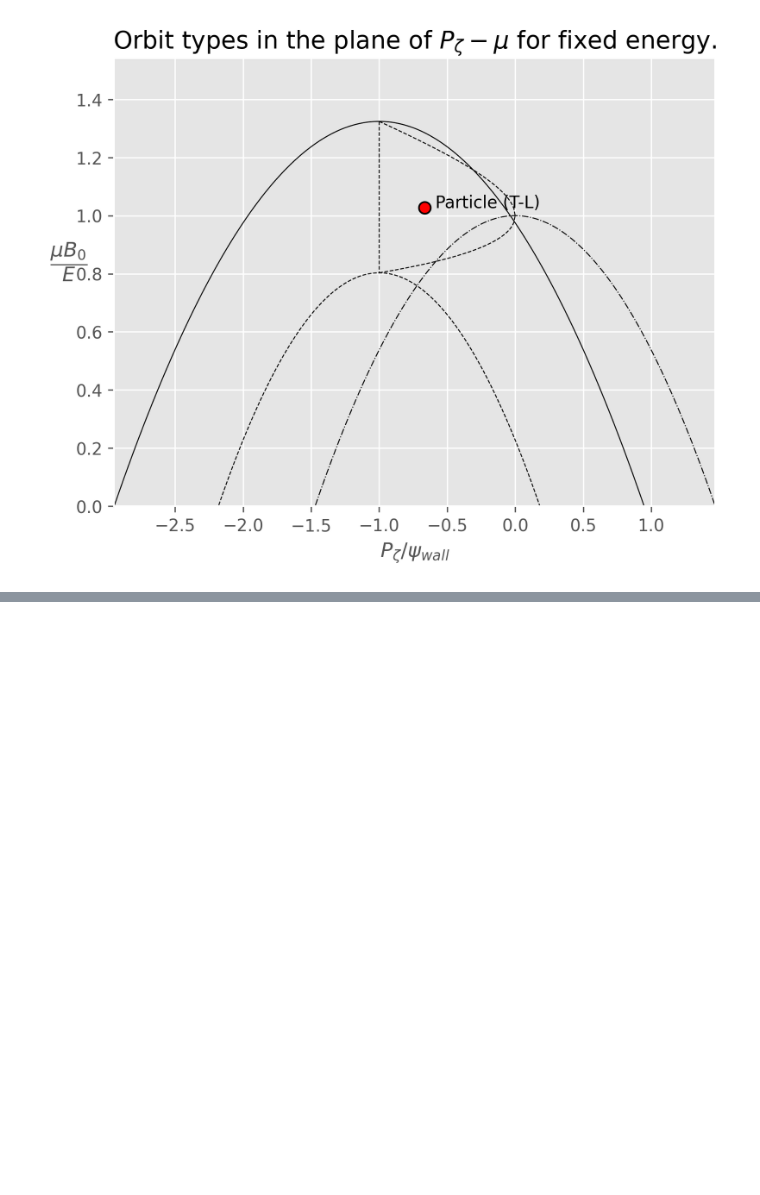
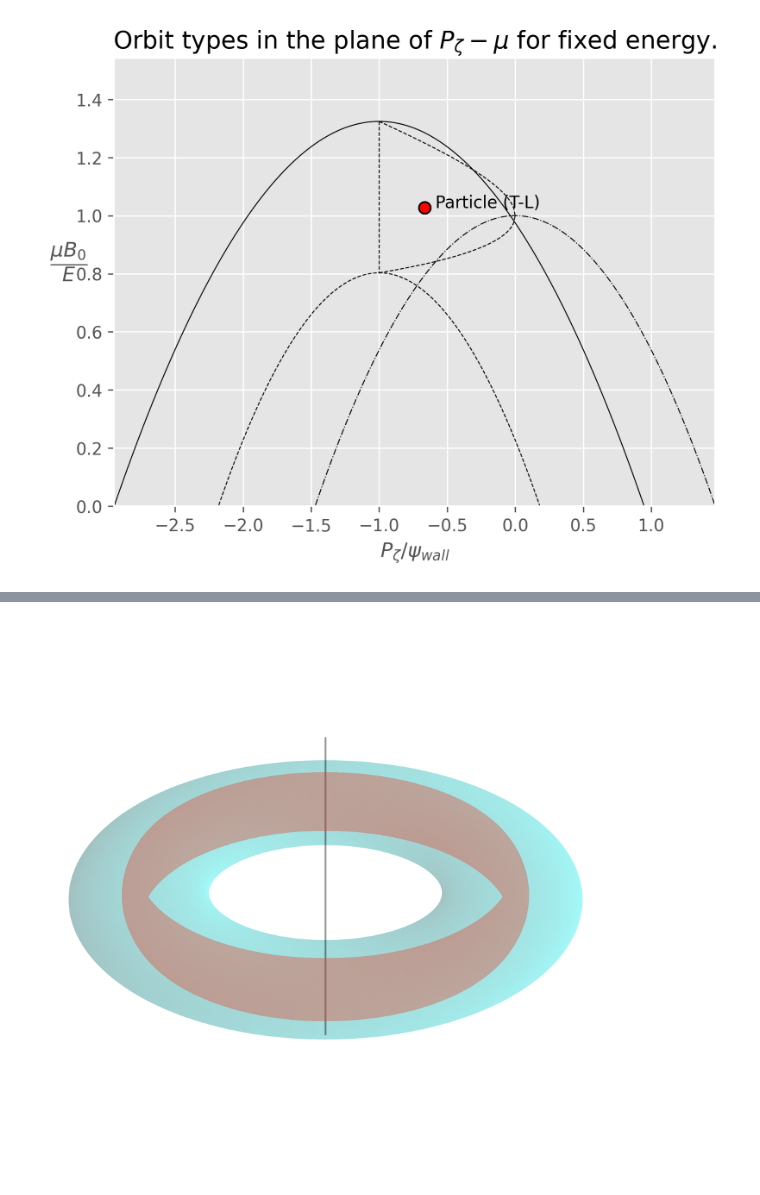
Before and after one commit to PlasmaPhy/guiding-center-motion, a Jupyter notebook: Notebook.ipynb, the cells around one changed output, grey strips where cells are left out. Cells and saved outputs as stored; diff of their text form; code cells hidden in the pictures; blank space fills up the shorter version.

```diff
--- a/Notebook.ipynb
+++ b/Notebook.ipynb
@@ -112,0 +119,4 @@ cwp.plot_orbit_type_point()
+# %%
+cwp.plot_torus3d(100)
+# %% [output]
+[figure, added]
```
Also changed, not shown: parts of 6 cells of this notebook.
